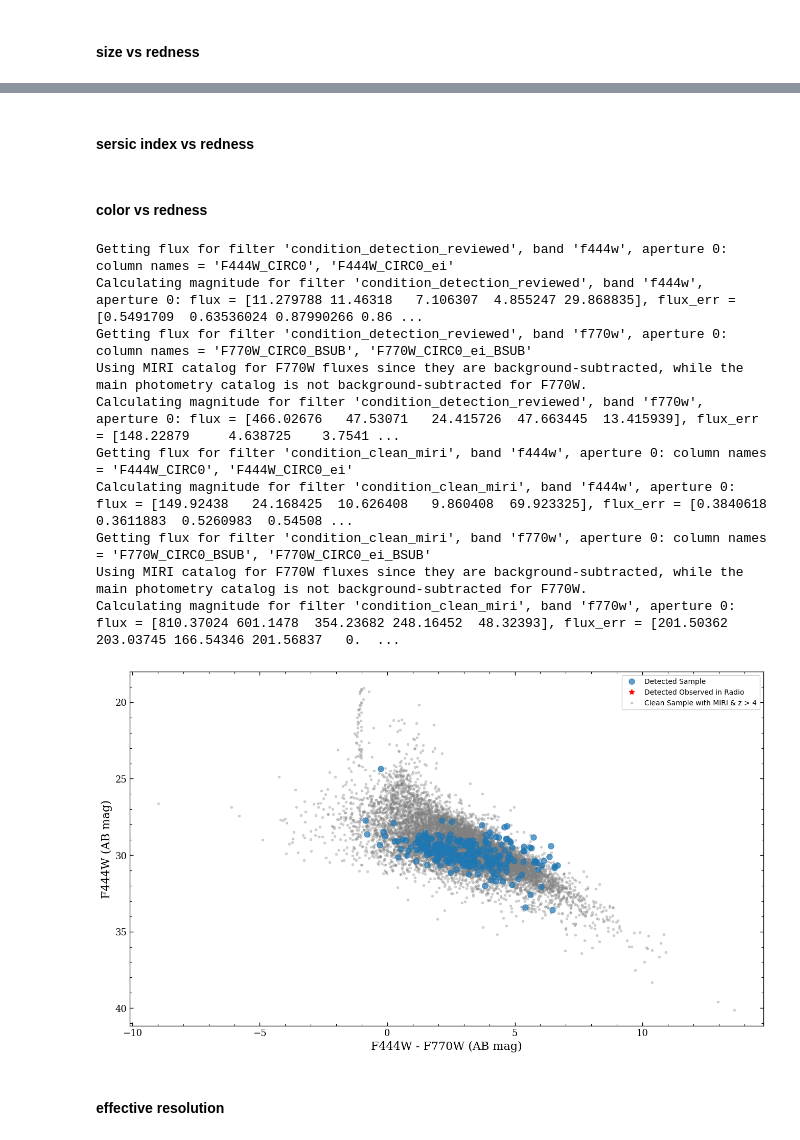
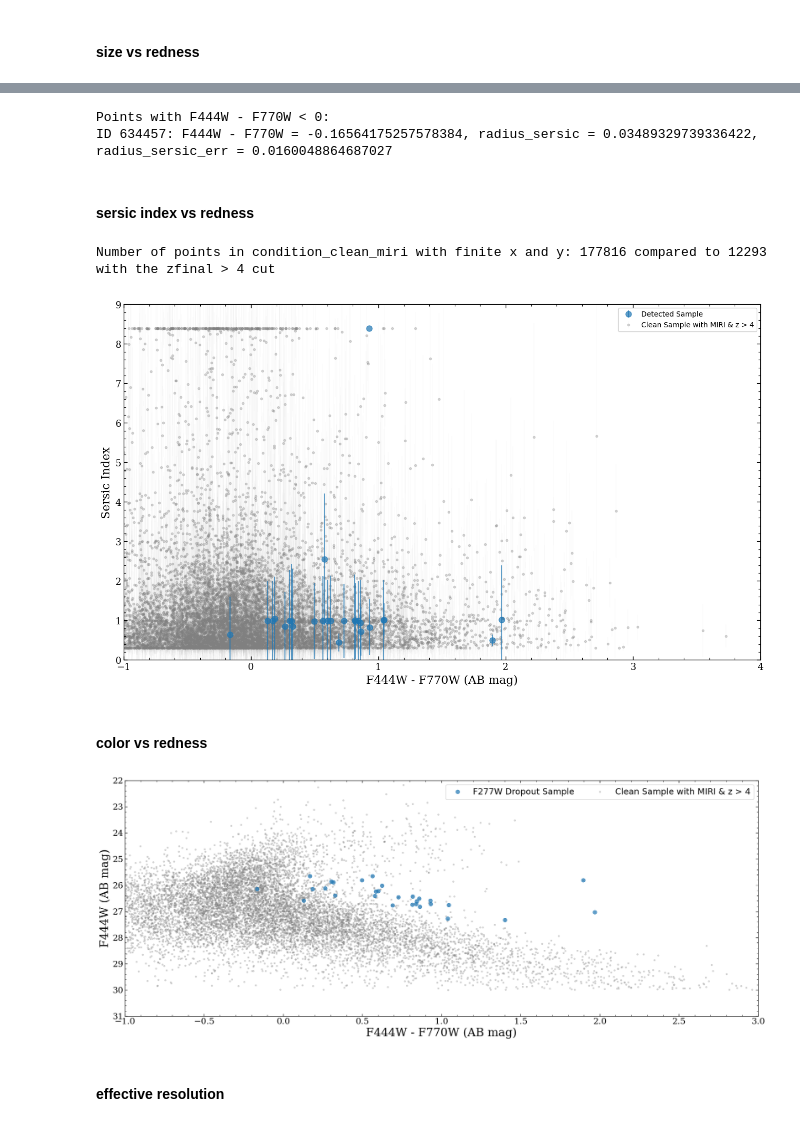
Before and after one commit to poulinal/DRG-COSMOS-WEB, a Jupyter notebook: src/selection-analysis.ipynb, the cells around one changed output, grey strips where cells are left out. Saved outputs shown, nothing was run; the diff lists cells and outputs as text; code cells hidden in the pictures.

```diff
--- a/src/selection-analysis.ipynb
+++ b/src/selection-analysis.ipynb
@@ -72,9 +72,10 @@ JADES_S_CATALOG_PATH_LIGHT = '/Volumes/Apple SDXC Reader Media/dusty-red/data/ja
 JADES_S_CATALOG_PATH_LIGHTER = '/Volumes/Apple SDXC Reader Media/dusty-red/data/jades/hlsp_jades_jwst_nircam_goods-s_photometry_v5.0_catalog_flags_size_circ-bsub-conv_miri_photoz_lighter.fits'
 # %%
 # load the handler
-# catalogHandler = CosmosWebHandler(CATALOG_LIGHTER_PATH)
-catalogHandler = CosmosWebHandler(CATALOG_PATH)
-catalogHandler.save_reduced_catalog(CATALOG_LIGHTER_PATH, reduced='lighter')
+catalogHandler = CosmosWebHandler(CATALOG_LIGHTER_PATH)
+catalogHandler.load_catalog(CATALOG_LIGHTER_PATH)
+# catalogHandler = CosmosWebHandler(CATALOG_PATH)
+# catalogHandler.save_reduced_catalog(CATALOG_LIGHTER_PATH, reduced='lighter')
 
 # catalogHandler = JadesHandler(JADES_N_CATALOG_PATH)
 # catalogHandler = JadesHandler(JADES_S_CATALOG_PATH)
@@ -737,7 +750,10 @@ Number of points in condition_clean_miri with finite x and y: 47525 compared to
 blue_mask = x < 0
 print("Points with F444W - F770W < 0:")
 for idx in np.where(blue_mask)[0]:
-    print(f"ID {ids[idx]}: F444W - F770W = {x[idx]}, radius_sersic = {y[idx]}, radius_sersic_err = {yerr[idx]}")
+    print(f"ID {ids[idx]}: F444W - F770W = {x[idx]}, radius_sersic = {y_arcsec[idx]}, radius_sersic_err = {yerr_arcsec[idx]}")
+# %% [output]
+Points with F444W - F770W < 0:
+ID 634457: F444W - F770W = -0.16564175257578384, radius_sersic = 0.03489329739336422, radius_sersic_err = 0.0160048864687027
 # %% [markdown]
 #### sersic index vs redness
 # %%
@@ -813,12 +829,15 @@ axSersicRedness.set_yticks(np.arange(0, 10, 1))
 axSersicRedness.legend(loc='best', framealpha=0.9)
 
 plt.show()
+# %% [output]
+Number of points in condition_clean_miri with finite x and y: 177816 compared to 12293 with the zfinal > 4 cut
+[figure, added]
 # %% [markdown]
 #### color vs redness
 # %%
 # plot F444W-F770W vs F444W for the condition_detection_reviewed sample, with the same color coding as before (detected sample in blue, masked out points in red with star marker, clean sample with MIRI and z > 4 in gray)
 with mpl.rc_context(_rcparams):
-    figRednessMag, axRednessMag = plt.subplots(1,1, figsize=(16, 9))
+    figRednessMag, axRednessMag = plt.subplots(1,1, figsize=(24, 9))
 # phot = catalogHandler.get_cat_photom('condition_detection_reviewed')
 mag444, mag444_err = catalogHandler.get_filter_magnitude('condition_detection_reviewed', 'F444W', aperture=aperature_for_analysis)
 mag770, mag770_err = catalogHandler.get_filter_magnitude('condition_detection_reviewed', 'F770W', aperture=aperature_for_analysis)
@@ -840,8 +859,8 @@ else:
     mask_sketchy = np.isin(ids, special_ids_arr)
 
 axRednessMag.errorbar(x[mask], y[mask], fmt='o', linestyle='none',
-                       alpha=0.7, markersize=8, label="Detected Sample", zorder=1)
-axRednessMag.errorbar(x[mask_sketchy], y[mask_sketchy], marker='*', color='red', linestyle='none', markersize=8, label="Detected Observed in Radio", zorder=2)
+                       alpha=0.7, markersize=8, label="F277W Dropout Sample", zorder=1)
+# axRednessMag.errorbar(x[mask_sketchy], y[mask_sketchy], marker='*', color='red', linestyle='none', markersize=8, label="Detected Observed in Radio", zorder=2)
 
 
 
@@ -854,49 +873,42 @@ for i, obj_id in enumerate(ids[mask]):
         axRednessMag.scatter(x[mask][i], y[mask][i], marker='*', color=tentative_detection_color, s=detected_marker_size, label="Tentative Detection in Radio" if 'Tentative Detection in Radio' not in axRednessMag.get_legend_handles_labels()[1] else "", zorder=radio_zorder)
     if obj_id in confirmed_detection_alma_ids:
         axRednessMag.scatter(x[mask][i], y[mask][i], marker='D', color=confirmed_detection_color, s=detected_marker_size, label="Confirmed Detection in ALMA" if 'Confirmed Detection in ALMA' not in axRednessMag.get_legend_handles_labels()[1] else "", zorder=alma_zorder)
     elif obj_id in tentative_detection_alma_ids:
         axRednessMag.scatter(x[mask][i], y[mask][i], marker='D', color=tentative_detection_color, s=detected_marker_size, label="Tentative Detection in ALMA" if 'Tentative Detection in ALMA' not in axRednessMag.get_legend_handles_labels()[1] else "", zorder=alma_zorder)
 
 
 
 # phot_clean_miri = catalogHandler.get_cat_photom('condition_clean_miri')
 zvals = np.asarray(catalogHandler.get_z_redshift('condition_clean_miri'))
 if zvals.dtype.names is not None:
     zvals = np.array([tuple(v)[0] for v in zvals], dtype=float)
 else:
     zvals = zvals.astype(float, copy=False)
 zgt4 = np.isfinite(zvals) & (zvals > 4)
 mag444_clean, mag444_clean_err = catalogHandler.get_filter_magnitude('condition_clean_miri', 'F444W', aperture=aperature_for_analysis)
 mag770_clean, mag770_clean_err = catalogHandler.get_filter_magnitude('condition_clean_miri', 'F770W', aperture=aperature_for_analysis)
 
 x_clean = mag444_clean - mag770_clean
 y_clean = mag444_clean
 # yerr_clean = mag444_err_clean # for simplicity, just use the F444W error as the y error
 ids_clean = np.asarray(catalogHandler.get_ids('condition_clean_miri'))
 mask_clean = np.isfinite(x_clean) & np.isfinite(y_clean) & zgt4 #& np.isfinite(yerr_clean)
 axRednessMag.errorbar(x_clean[mask_clean], y_clean[mask_clean], fmt='o', linestyle='none',
                        alpha=0.3, markersize=3, color='gray', label="Clean Sample with MIRI & z > 4", zorder=0, elinewidth=0.1)
-axRednessMag.set_xlabel('F444W - F770W (AB mag)')
-axRednessMag.set_ylabel('F444W (AB mag)')
-# axRednessMag.set_xlim(-1, 4)
-# axRednessMag.set_ylim(30, 15)
+axRednessMag.set_xlabel('F444W - F770W (AB mag)', fontsize=24)
+axRednessMag.set_ylabel('F444W (AB mag)', fontsize=24)
+axRednessMag.set_xlim(-1, 3)
+axRednessMag.set_ylim(22, 31)
 axRednessMag.invert_yaxis()
 axRednessMag.minorticks_on()
-axRednessMag.legend(loc='best', framealpha=0.9)
+#increase fontsize of tick labels
+axRednessMag.tick_params(axis='both', which='major', labelsize=18)
+# axRednessMag.legend(loc='best', framealpha=0.9, fontsize=12, ncol=2)
+axRednessMag.legend(loc='upper right', framealpha=0.9, fontsize=18, ncol=2)
 
 plt.show()
 # %% [output]
-Getting flux for filter 'condition_detection_reviewed', band 'f444w', aperture 0: column names = 'F444W_CIRC0', 'F444W_CIRC0_ei'
-Calculating magnitude for filter 'condition_detection_reviewed', band 'f444w', aperture 0: flux = [11.279788 11.46318   7.106307  4.855247 29.868835], flux_err = [0.5491709  0.63536024 0.87990266 0.86 ...
-Getting flux for filter 'condition_detection_reviewed', band 'f770w', aperture 0: column names = 'F770W_CIRC0_BSUB', 'F770W_CIRC0_ei_BSUB'
-Using MIRI catalog for F770W fluxes since they are background-subtracted, while the main photometry catalog is not background-subtracted for F770W.
-Calculating magnitude for filter 'condition_detection_reviewed', band 'f770w', aperture 0: flux = [466.02676   47.53071   24.415726  47.663445  13.415939], flux_err = [148.22879     4.638725    3.7541 ...
-Getting flux for filter 'condition_clean_miri', band 'f444w', aperture 0: column names = 'F444W_CIRC0', 'F444W_CIRC0_ei'
-Calculating magnitude for filter 'condition_clean_miri', band 'f444w', aperture 0: flux = [149.92438   24.168425  10.626408   9.860408  69.923325], flux_err = [0.3840618  0.3611883  0.5260983  0.54508 ...
-Getting flux for filter 'condition_clean_miri', band 'f770w', aperture 0: column names = 'F770W_CIRC0_BSUB', 'F770W_CIRC0_ei_BSUB'
-Using MIRI catalog for F770W fluxes since they are background-subtracted, while the main photometry catalog is not background-subtracted for F770W.
-Calculating magnitude for filter 'condition_clean_miri', band 'f770w', aperture 0: flux = [810.37024 601.1478  354.23682 248.16452  48.32393], flux_err = [201.50362 203.03745 166.54346 201.56837   0.  ...
-[figure, old version]
+[figure, new version]
 # %% [markdown]
 #### effective resolution
 # %% [markdown]
```
Also changed, not shown: parts of 5 cells of this notebook, 6 other files.
